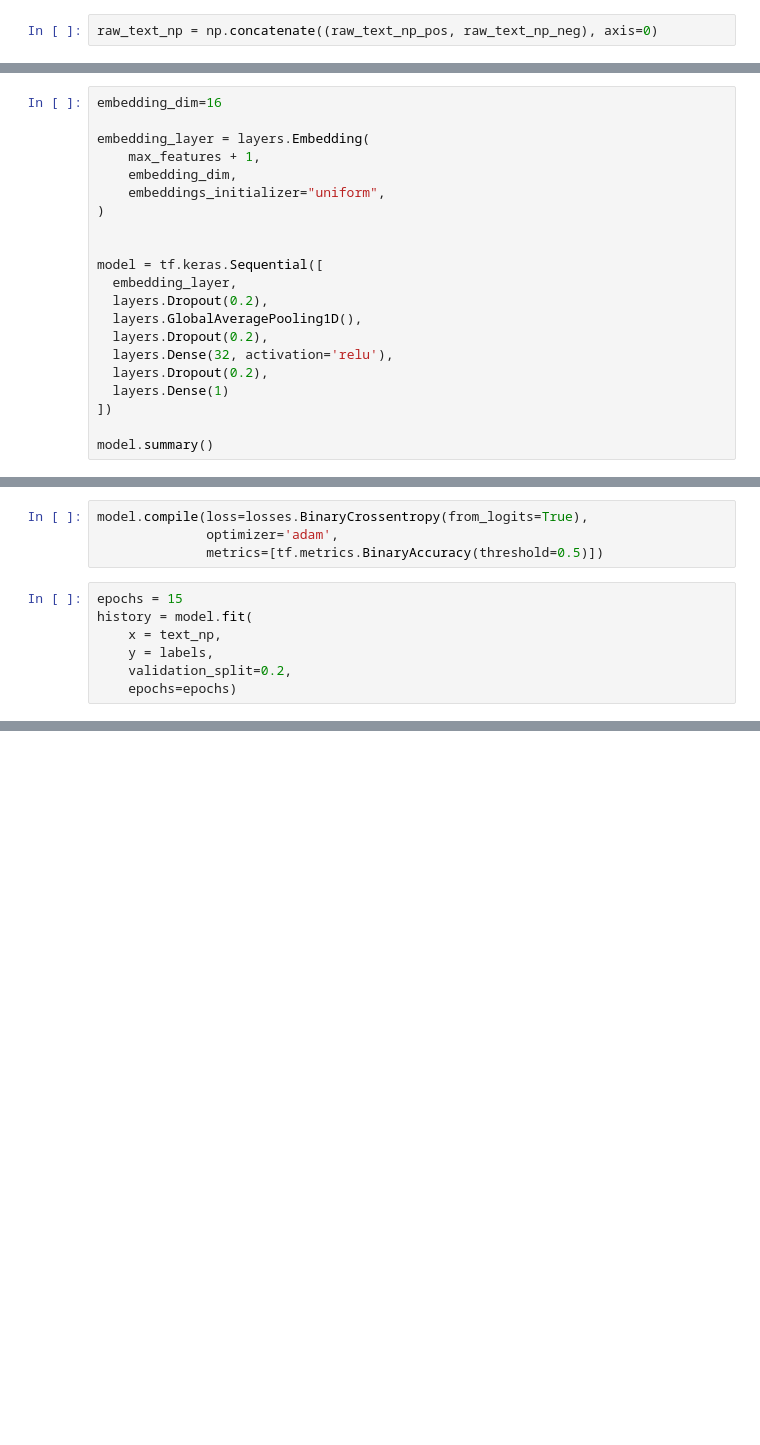
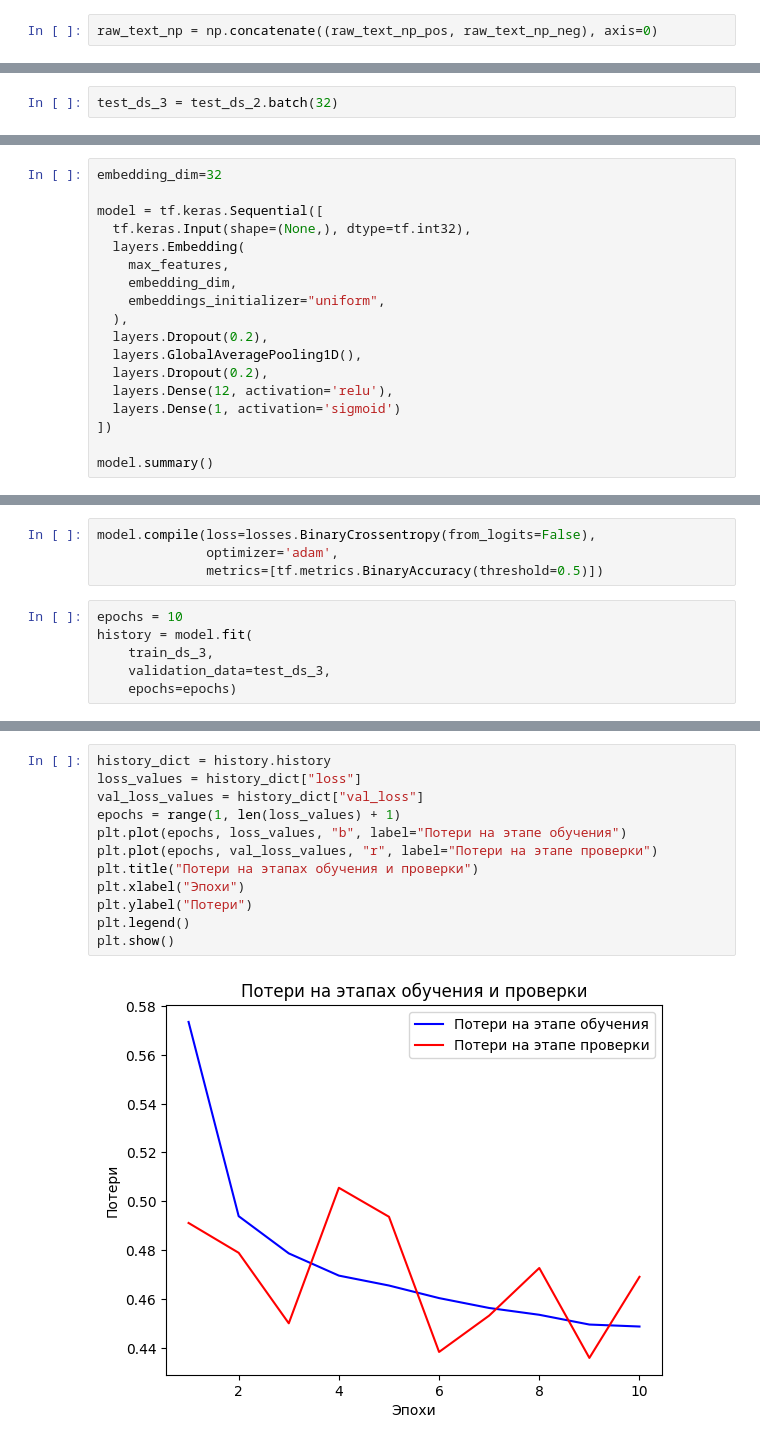
Before and after one commit to Vasilusa/Priority2030, a Jupyter notebook: base-twitter.ipynb, the cells around one changed output, grey strips where cells are left out. Drawn from its saved outputs; the diff is of its cells as text; blank space fills up the shorter version.

Commit message:
tabiturient data scanning; twitter, kinopoisk enhansing

```diff
--- a/base-twitter.ipynb
+++ b/base-twitter.ipynb
@@ -111,0 +150,2 @@ array([[ 117,    3,    4, ...,    0,    0,    0],
+# %%
+test_ds_3 = test_ds_2.batch(32)
@@ -112,21 +173,18 @@ array([[ 117,    3,    4, ...,    0,    0,    0],
 # %%
-embedding_dim=16
+embedding_dim=32
 
-embedding_layer = layers.Embedding(
-    max_features + 1,
+model = tf.keras.Sequential([
+  tf.keras.Input(shape=(None,), dtype=tf.int32),
+  layers.Embedding(
+    max_features,
     embedding_dim,
     embeddings_initializer="uniform",
-)
-
-
-model = tf.keras.Sequential([
-  embedding_layer,
+  ),
   layers.Dropout(0.2),
   layers.GlobalAveragePooling1D(),
   layers.Dropout(0.2),
-  layers.Dense(32, activation='relu'),
-  layers.Dropout(0.2),
-  layers.Dense(1)
+  layers.Dense(12, activation='relu'),
+  layers.Dense(1, activation='sigmoid')
 ])
 
 model.summary()
@@ -151,13 +211,12 @@ Model: "sequential_2"
  Non-trainable params: 0 (0.00 B)
 # %%
-model.compile(loss=losses.BinaryCrossentropy(from_logits=True),
+model.compile(loss=losses.BinaryCrossentropy(from_logits=False),
               optimizer='adam',
               metrics=[tf.metrics.BinaryAccuracy(threshold=0.5)])
 # %%
-epochs = 15
+epochs = 10
 history = model.fit(
-    x = text_np,
-    y = labels,
-    validation_split=0.2,
+    train_ds_3,
+    validation_data=test_ds_3,
     epochs=epochs)
 # %% [output]
@@ -180,0 +243,14 @@ Epoch 15/15
+# %%
+history_dict = history.history
+loss_values = history_dict["loss"]
+val_loss_values = history_dict["val_loss"]
+epochs = range(1, len(loss_values) + 1)
+plt.plot(epochs, loss_values, "b", label="Потери на этапе обучения")
+plt.plot(epochs, val_loss_values, "r", label="Потери на этапе проверки")
+plt.title("Потери на этапах обучения и проверки")
+plt.xlabel("Эпохи")
+plt.ylabel("Потери")
+plt.legend()
+plt.show()
+# %% [output]
+[figure, added]
```
Also changed, not shown: parts of 28 cells of this notebook, 3 other files.
